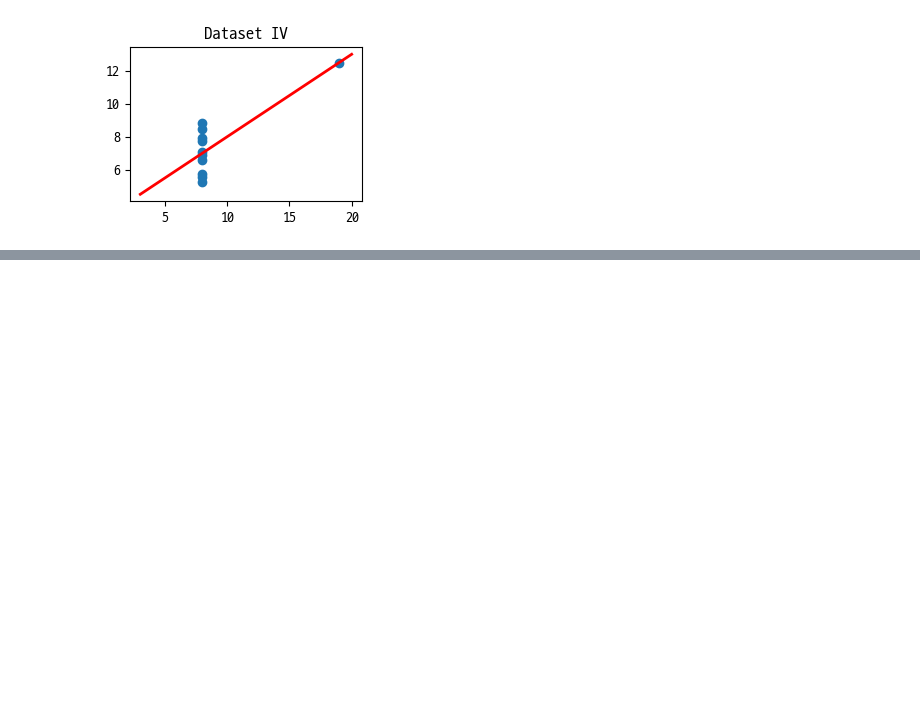
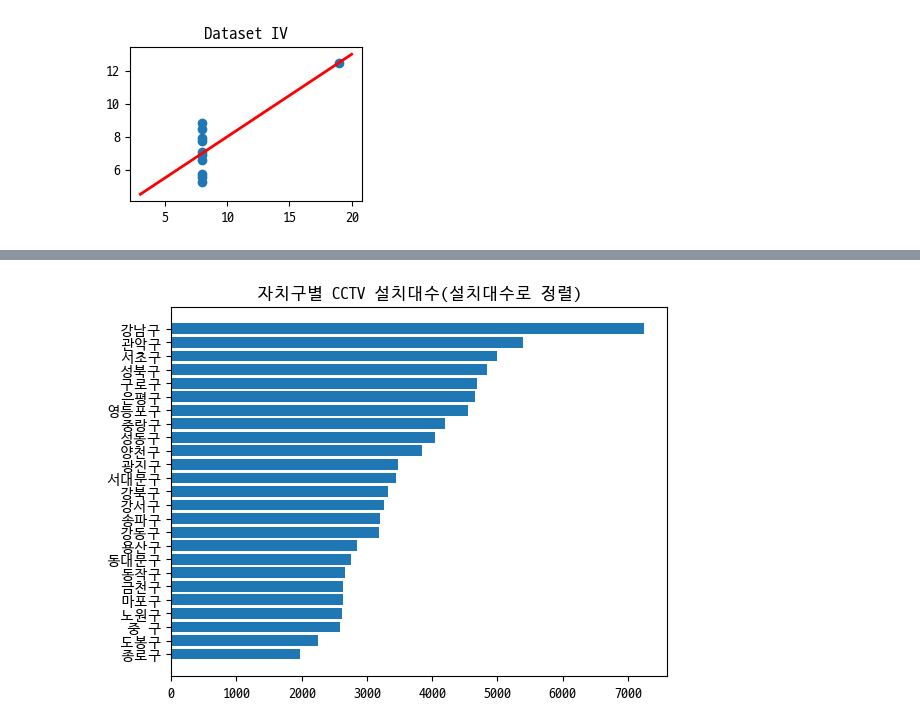
Before and after one commit to yumii2307/DataAnalysis_Lecture-2023.04, a Jupyter notebook: 03.시각화/91.문제.ipynb, the cells around one changed output, grey strips where cells are left out. Saved outputs shown, nothing was run; the diff lists cells and outputs as text; code cells hidden in the pictures; blank space fills up the shorter version.

```diff
--- a/03.시각화/91.문제.ipynb
+++ b/03.시각화/91.문제.ipynb
@@ -121,0 +164,8 @@ for roman in ['I', 'II', 'III', 'IV']:
+# %%
+# 3. 설치대수로 정렬
+sv = cctv.총계.sort_values()
+plt.barh(sv.index, sv.values)
+plt.title('자치구별 CCTV 설치대수(설치대수로 정렬)')
+plt.show()
+# %% [output]
+[figure, added]
```
Also changed, not shown: parts of 5 cells of this notebook.
